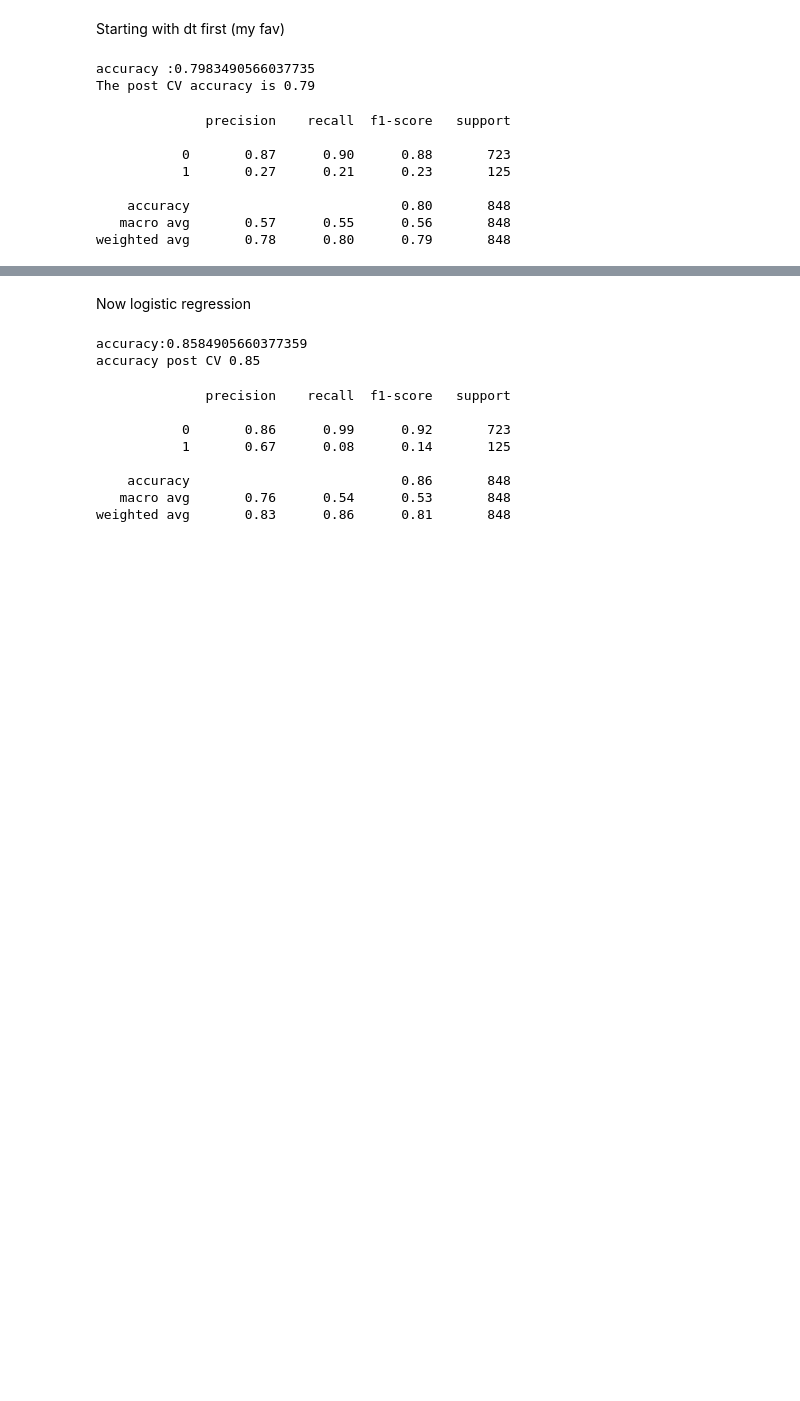
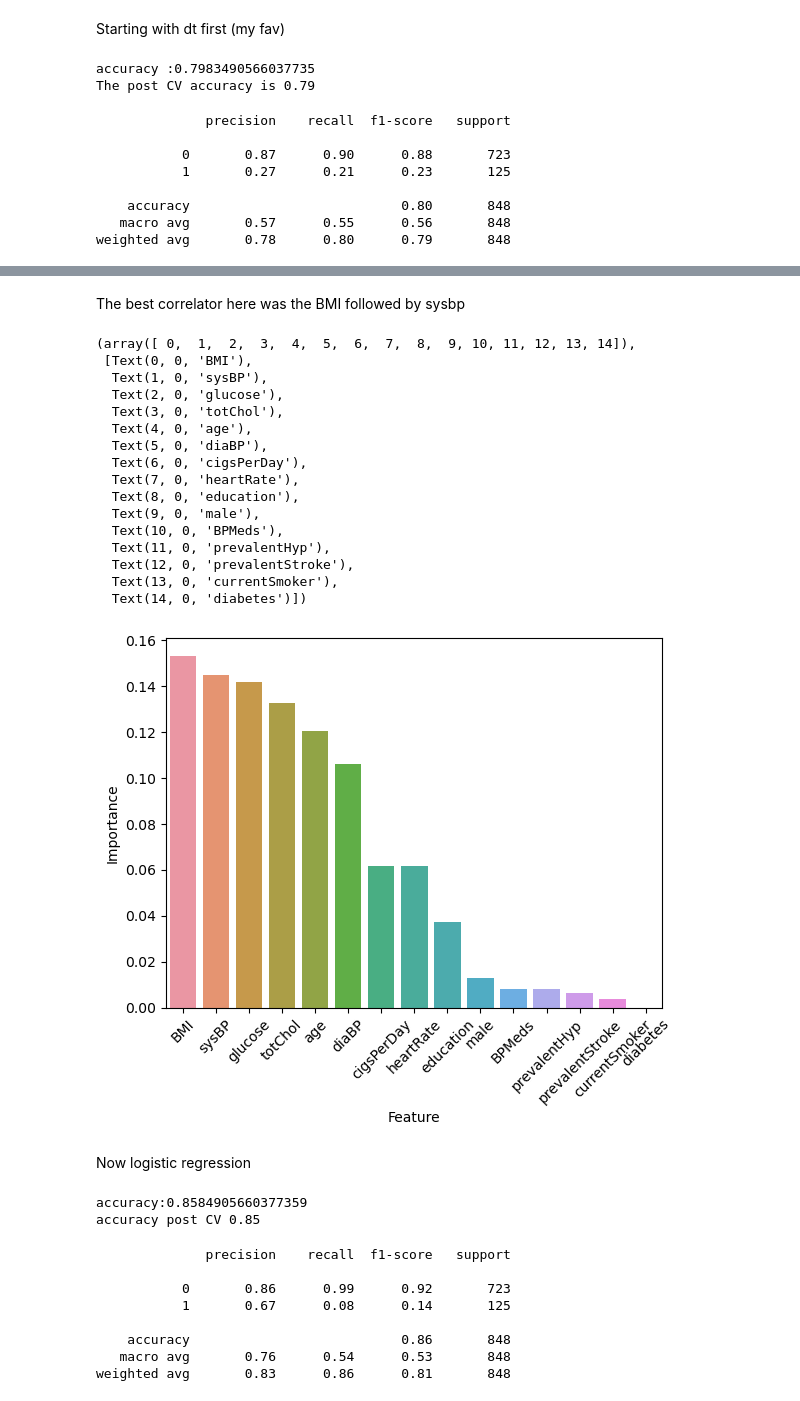
Before and after one commit to aubhishek/Project_notebooks, a Jupyter notebook: framingham-heart-disease-modeling_AZ_V2.ipynb, the cells around one changed output, grey strips where cells are left out. Cells and saved outputs as stored; diff of their text form; code cells hidden in the pictures; blank space fills up the shorter version.

Commit message:
Visuals_for_feature_importance

```diff
--- a/framingham-heart-disease-modeling_AZ_V2.ipynb
+++ b/framingham-heart-disease-modeling_AZ_V2.ipynb
@@ -423,0 +431,3 @@ weighted avg       0.78      0.80      0.79       848
+# %%
+feature_names= list(cols.drop('TenYearCHD'))
+feature_names
@@ -423,0 +482,10 @@ weighted avg       0.78      0.80      0.79       848
+# %%
+#Trying with random sedd
+dt_rs=DecisionTreeClassifier(random_state=42)
+dt_fit_rs= dt_rs.fit(xtrain,ytrain)
+#test for test dataset
+ypred_dt_rs=dt_fit_rs.predict(xtest)
+dt_accuracy_rs=accuracy_score(ytest,ypred_dt_rs)
+score_dt_rs = cross_val_score(dt_rs, xtrain, ytrain, cv = 30)
+print(f"accuracy :{dt_accuracy}")
+print(f"The post CV accuracy is {round(score_dt.mean(),2)}")
@@ -423,0 +495,10 @@ weighted avg       0.78      0.80      0.79       848
+# %%
+#Calculate feature importance
+feature_importance_dt_rs = dt_fit_rs.feature_importances_
+
+# Create a DataFrame for feature importance
+importance_df_dt_rs = pd.DataFrame({'Feature': feature_names, 'Importance': feature_importance_dt_rs})
+
+# Sort the DataFrame by importance in descending order
+importance_df_dt_rs = importance_df_dt_rs.sort_values(by='Importance', ascending=False)
+importance_df_dt_rs
@@ -424,3 +522,26 @@ weighted avg       0.78      0.80      0.79       848
+# %% [markdown]
+The best correlator here was the BMI followed by sysbp
+# %%
+sns.barplot(x='Feature', y= 'Importance', data= importance_df_dt_rs)
+plt.xticks(rotation=45)
+# %% [output]
+(array([ 0,  1,  2,  3,  4,  5,  6,  7,  8,  9, 10, 11, 12, 13, 14]),
+ [Text(0, 0, 'BMI'),
+  Text(1, 0, 'sysBP'),
+  Text(2, 0, 'glucose'),
+  Text(3, 0, 'totChol'),
+  Text(4, 0, 'age'),
+  Text(5, 0, 'diaBP'),
+  Text(6, 0, 'cigsPerDay'),
+  Text(7, 0, 'heartRate'),
+  Text(8, 0, 'education'),
+  Text(9, 0, 'male'),
+  Text(10, 0, 'BPMeds'),
+  Text(11, 0, 'prevalentHyp'),
+  Text(12, 0, 'prevalentStroke'),
+  Text(13, 0, 'currentSmoker'),
+  Text(14, 0, 'diabetes')])
+[figure, added]
 # %% [markdown]
 Now logistic regression
 # %%
```
Also changed, not shown: parts of 14 cells of this notebook.
